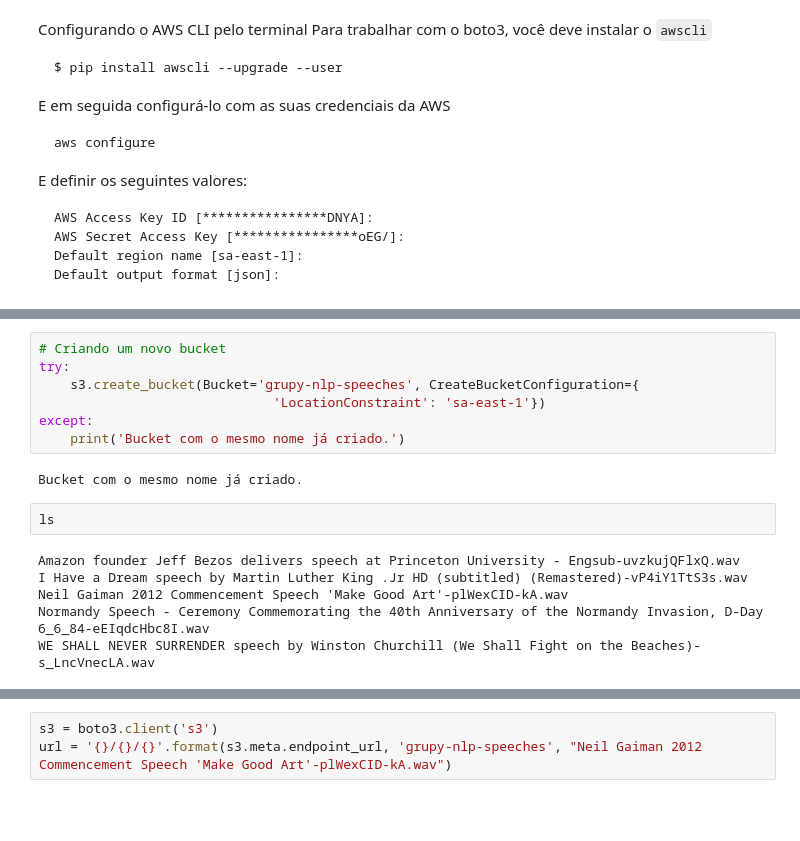
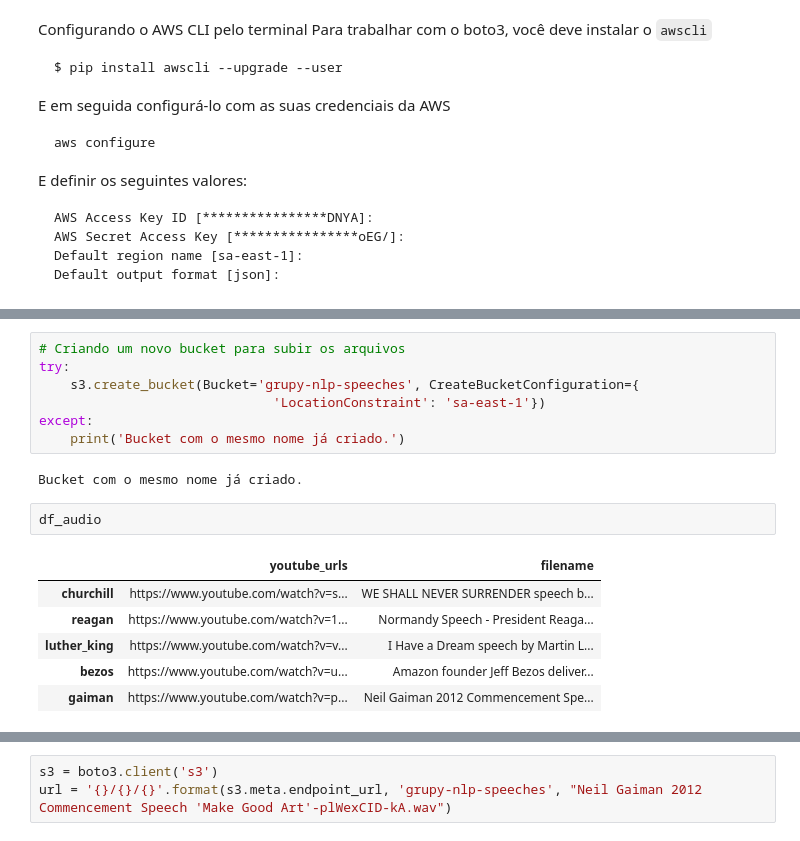
Before and after one commit to GabrielSGoncalves/nlp_aws, a Jupyter notebook: NLP_usando_AWS.ipynb, the cells around one changed output, grey strips where cells are left out. Cells and saved outputs as stored; diff of their text form; blank space fills up the shorter version.

```diff
--- a/NLP_usando_AWS.ipynb
+++ b/NLP_usando_AWS.ipynb
@@ -137,5 +138,5 @@ Bucket List: ['cdg-database-bak', 'elasticbeanstalk-us-east-1-089951219780', 'gr
 # %%
-# Criando um novo bucket
+# Criando um novo bucket para subir os arquivos
 try:
     s3.create_bucket(Bucket='grupy-nlp-speeches', CreateBucketConfiguration={
                               'LocationConstraint': 'sa-east-1'})
@@ -143,13 +144,14 @@ except:
     print('Bucket com o mesmo nome já criado.')
 # %% [output]
 Bucket com o mesmo nome já criado.
-# %%
-ls
-# %% [output]
-Amazon founder Jeff Bezos delivers speech at Princeton University - Engsub-uvzkujQFlxQ.wav
-I Have a Dream speech by Martin Luther King .Jr HD (subtitled) (Remastered)-vP4iY1TtS3s.wav
-Neil Gaiman 2012 Commencement Speech 'Make Good Art'-plWexCID-kA.wav
-Normandy Speech - Ceremony Commemorating the 40th Anniversary of the Normandy Invasion, D-Day  6_6_84-eEIqdcHbc8I.wav
-WE SHALL NEVER SURRENDER speech by Winston Churchill (We Shall Fight on the Beaches)-s_LncVnecLA.wav
+# %%
+df_audio
+# %% [output]
+|  | youtube_urls | filename |
+| churchill | https://www.youtube.com/watch?v=s... | WE SHALL NEVER SURRENDER speech b... |
+| reagan | https://www.youtube.com/watch?v=1... | Normandy Speech - President Reaga... |
+| luther_king | https://www.youtube.com/watch?v=v... | I Have a Dream speech by Martin L... |
+| bezos | https://www.youtube.com/watch?v=u... | Amazon founder Jeff Bezos deliver... |
+| gaiman | https://www.youtube.com/watch?v=p... | Neil Gaiman 2012 Commencement Spe... |
 # %%
 # Subindo os arquivos de audio para o bucket criado
```
Also changed, not shown: parts of 11 cells of this notebook.
